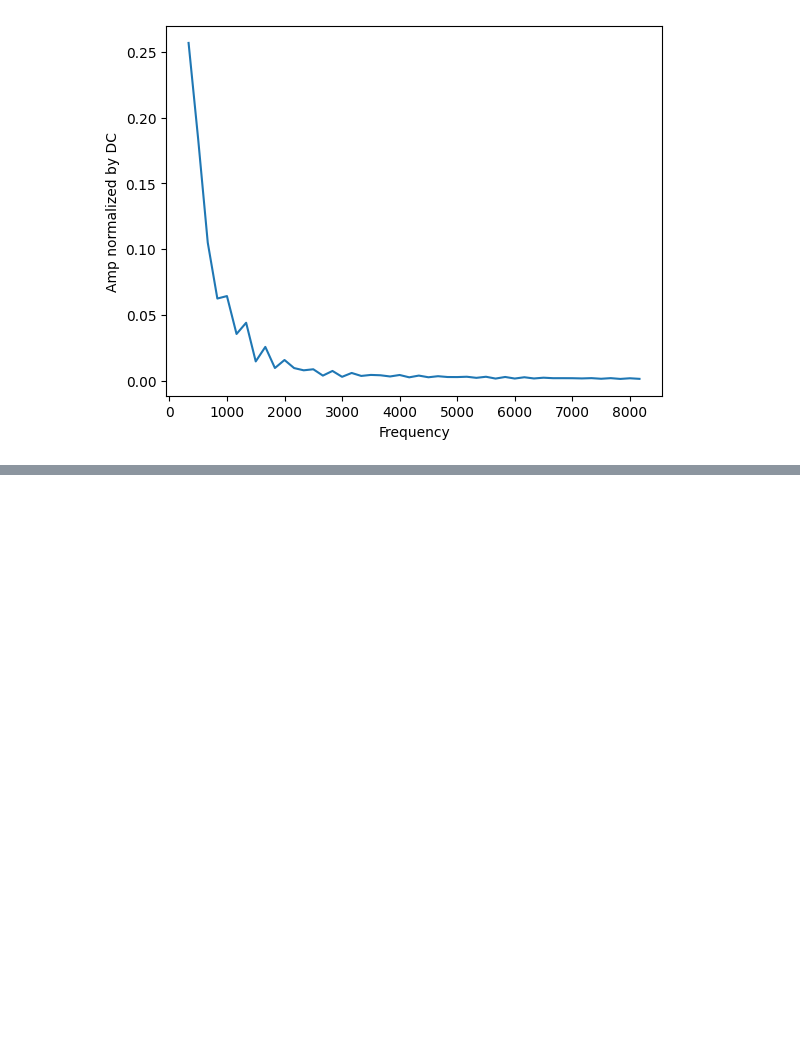
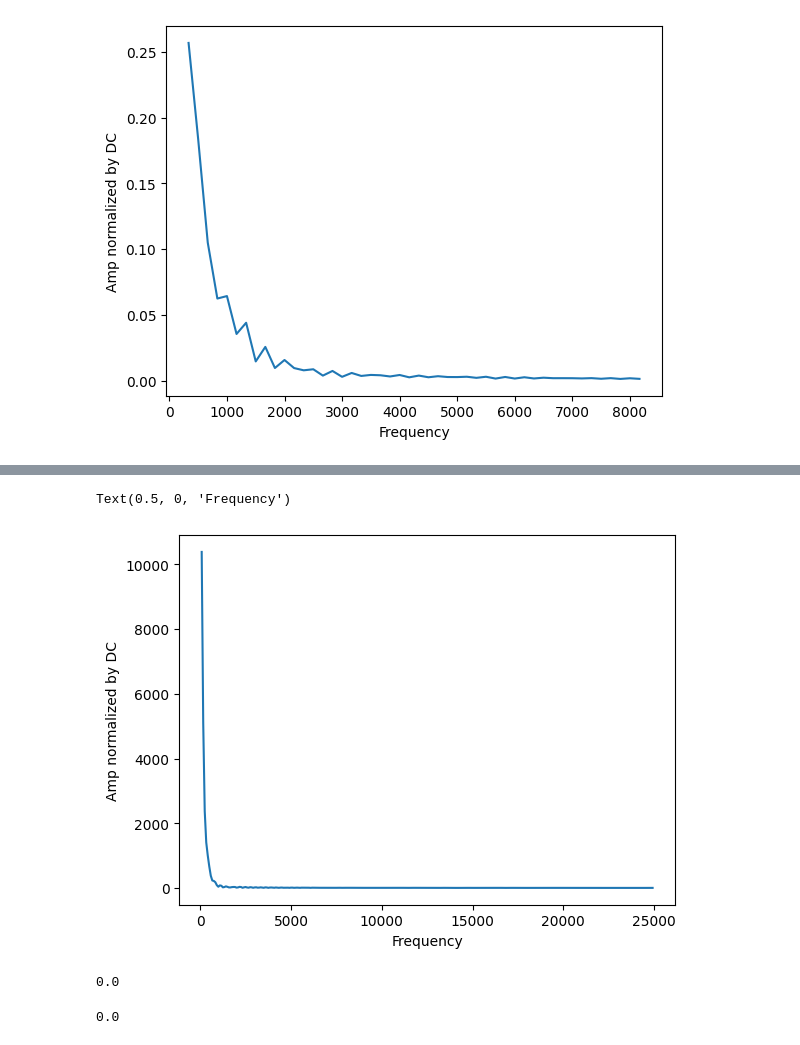
Before and after one commit to ofek181/Neuronal-Cell-Type-Classification, a Jupyter notebook: temp_fourier.ipynb, the cells around one changed output, grey strips where cells are left out. Cells and saved outputs as stored; diff of their text form; code cells hidden in the pictures; blank space fills up the shorter version.

```diff
--- a/temp_fourier.ipynb
+++ b/temp_fourier.ipynb
@@ -152,0 +153,18 @@ Text(0.5, 0, 'Frequency')
+# %%
+fft1 = np.load('data/single_spike_fft/mouse/glutamatergic/479091820_16.npy')
+freq = np.fft.fftfreq(signal.size, d=1./sampling_rate)
+max_freq = int(freq.size/2)
+plt.plot((freq[1:max_freq]), np.abs(fft1[1:max_freq]))
+plt.ylabel('Amp normalized by DC')
+plt.xlabel('Frequency')
+# %% [output]
+Text(0.5, 0, 'Frequency')
+[figure, added]
+# %%
+print(np.sum(np.real(fft)-np.real(fft1)))
+# %% [output]
+0.0
+# %%
+print(np.sum(np.imag(fft)-np.imag(fft1)))
+# %% [output]
+0.0
```
Also changed, not shown: parts of 2 cells of this notebook, 12 other files.
